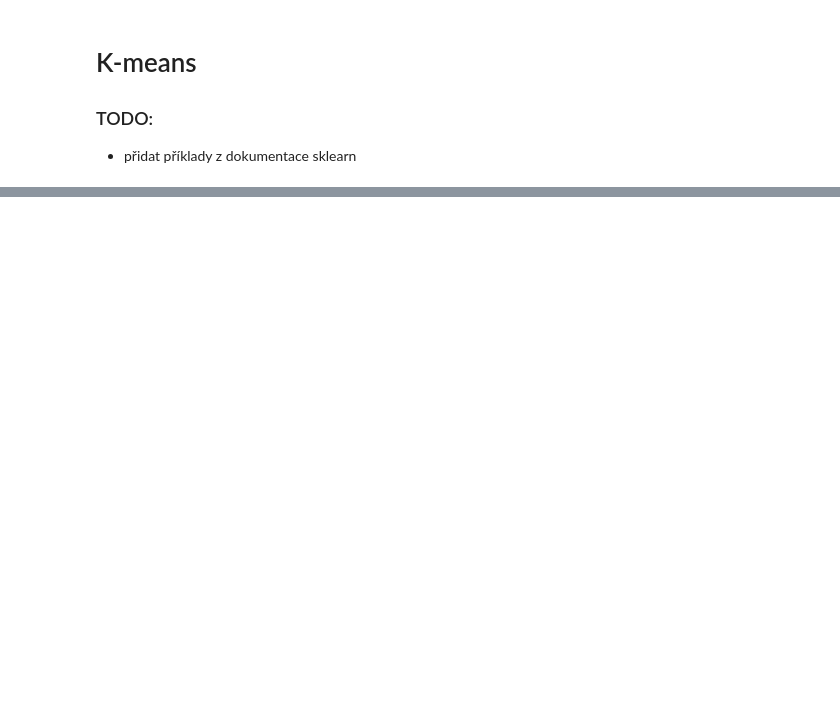
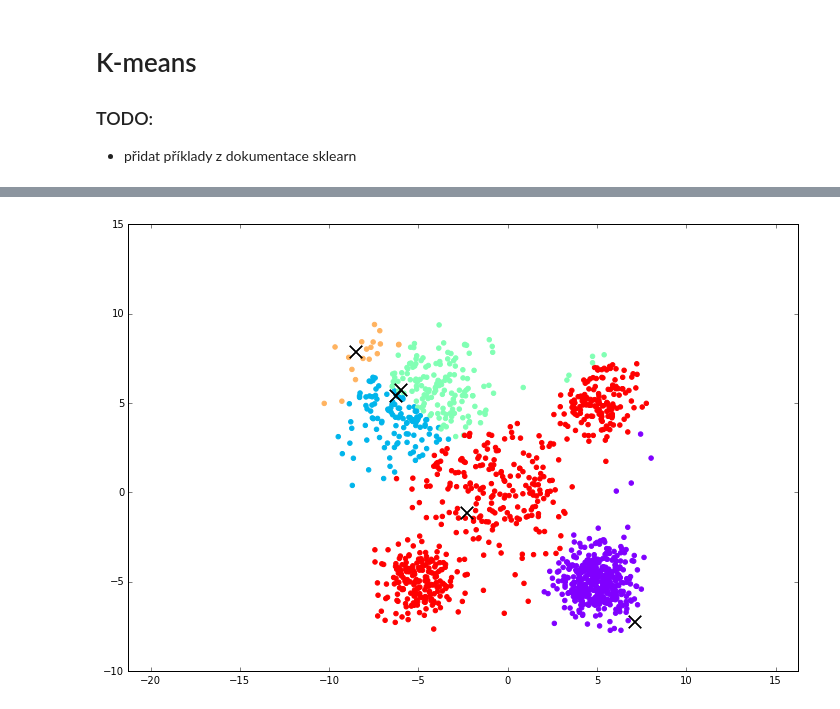
Before and after one commit to tomasmcz/su4ss, a Jupyter notebook: 04 K-means.ipynb, the cells around one changed output, grey strips where cells are left out. Drawn from its saved outputs; the diff is of its cells as text; code cells hidden in the pictures; blank space fills up the shorter version.

```diff
--- a/04 K-means.ipynb
+++ b/04 K-means.ipynb
@@ -115,0 +99,41 @@ def animate(i, data, line):
+# %%
+from math import sqrt
+
+class MyKMeans(object):
+
+    def __init__(self, data, c):
+        self.data = data
+        self.c = c
+        x_min = min(data[:,0])
+        x_max = max(data[:,0])
+        y_min = min(data[:,1])
+        y_max = max(data[:,1])
+        self.cluster_centers_ = np.array([[np.random.random(1)[0] * (x_max - x_min) + x_min
+                                         , np.random.random(1)[0] * (y_max - y_min) + y_min] for _ in range(c)])
+        self.update_labels()
+
+    def update_labels(self):
+        self.labels_=[self.nearest_c(x) for x in data]
+
+    def update_centers(self):
+        for i in range(self.c):
+            c_data = np.array([x for (x, y) in zip(self.data, self.labels_) if y == i])
+            self.cluster_centers_[i][0] = sum(c_data[:,0]) / len(c_data)
+            self.cluster_centers_[i][1] = sum(c_data[:,1]) / len(c_data)
+
+    def nearest_c(self, x):
+        c_i = -1
+        d = float('inf')
+        dist = lambda a, b: sqrt((a[0] - b[0])**2 + (a[1] - b[1])**2)
+        for i in range(len(self.cluster_centers_)):
+            d_x = dist(self.cluster_centers_[i], x)
+            if d_x < d:
+                c_i = i
+                d = d_x
+        return c_i
+# %%
+k = MyKMeans(data, 5)
+
+plot_kmeans(k, data)
+# %% [output]
+[figure, added]
```
Also changed, not shown: parts of 9 cells of this notebook.
